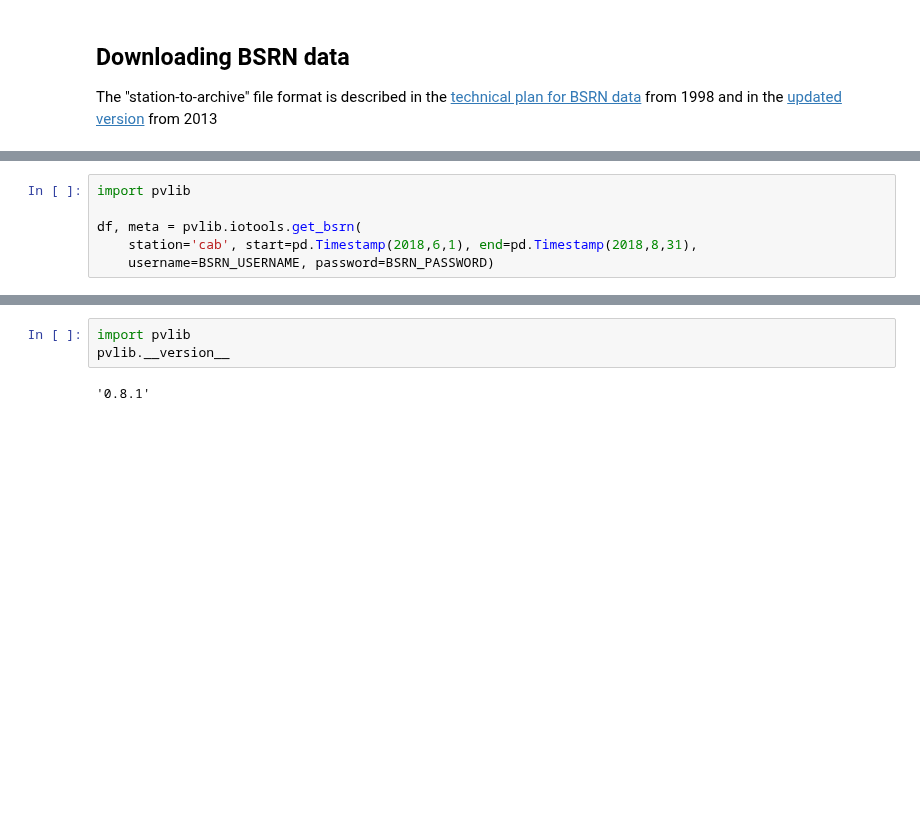
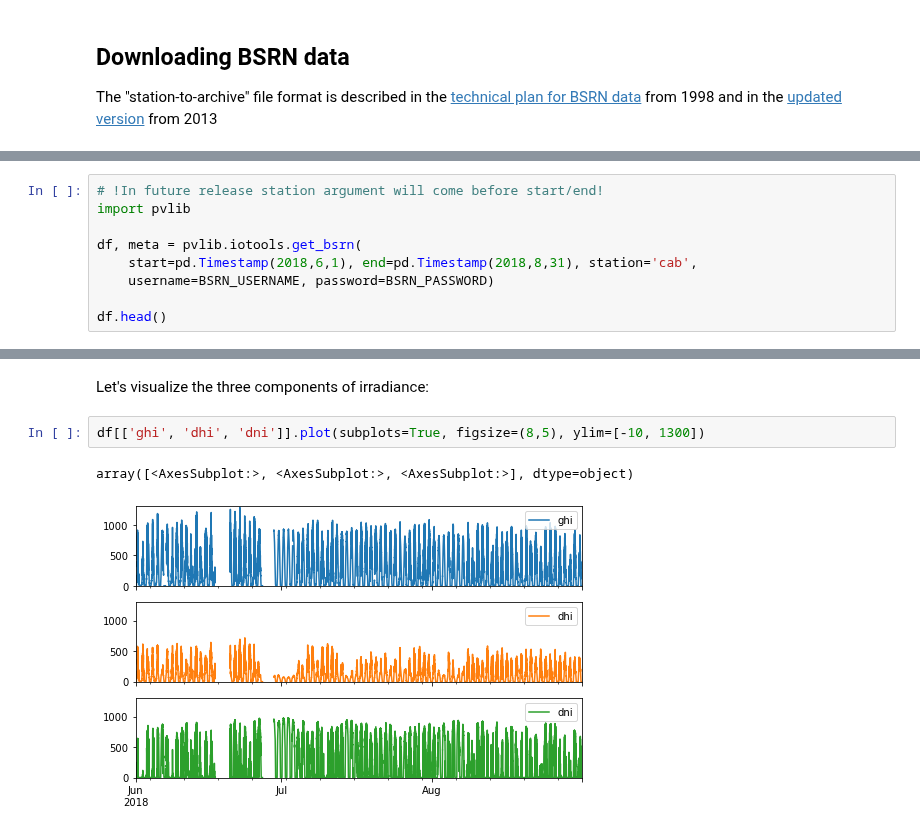
Before and after one commit to AdamRJensen/adamrjensen.github.io, a Jupyter notebook: posts/intro_to_bsrn.ipynb, the cells around one changed output, grey strips where cells are left out. Drawn from its saved outputs; the diff is of its cells as text; blank space fills up the shorter version.

```diff
--- a/posts/intro_to_bsrn.ipynb
+++ b/posts/intro_to_bsrn.ipynb
@@ -68,7 +72,10 @@ BSRN_PASSWORD = os.environ['BSRN_FTP_PASSWORD']
 # %%
+# !In future release station argument will come before start/end!
 import pvlib
 
 df, meta = pvlib.iotools.get_bsrn(
-    station='cab', start=pd.Timestamp(2018,6,1), end=pd.Timestamp(2018,8,31),
+    start=pd.Timestamp(2018,6,1), end=pd.Timestamp(2018,8,31), station='cab',
     username=BSRN_USERNAME, password=BSRN_PASSWORD)
+
+df.head()
 # %% [output]
@@ -76,5 +88,7 @@ AttributeError: module 'pvlib.iotools' has no attribute 'get_bsrn'
-# %%
-import pvlib
-pvlib.__version__
-# %% [output]
-'0.8.1'
+# %% [markdown]
+Let's visualize the three components of irradiance:
+# %%
+df[['ghi', 'dhi', 'dni']].plot(subplots=True, figsize=(8,5), ylim=[-10, 1300])
+# %% [output]
+array([<AxesSubplot:>, <AxesSubplot:>, <AxesSubplot:>], dtype=object)
+[figure, added]
```
Also changed, not shown: parts of 3 cells of this notebook, 1 other file.
